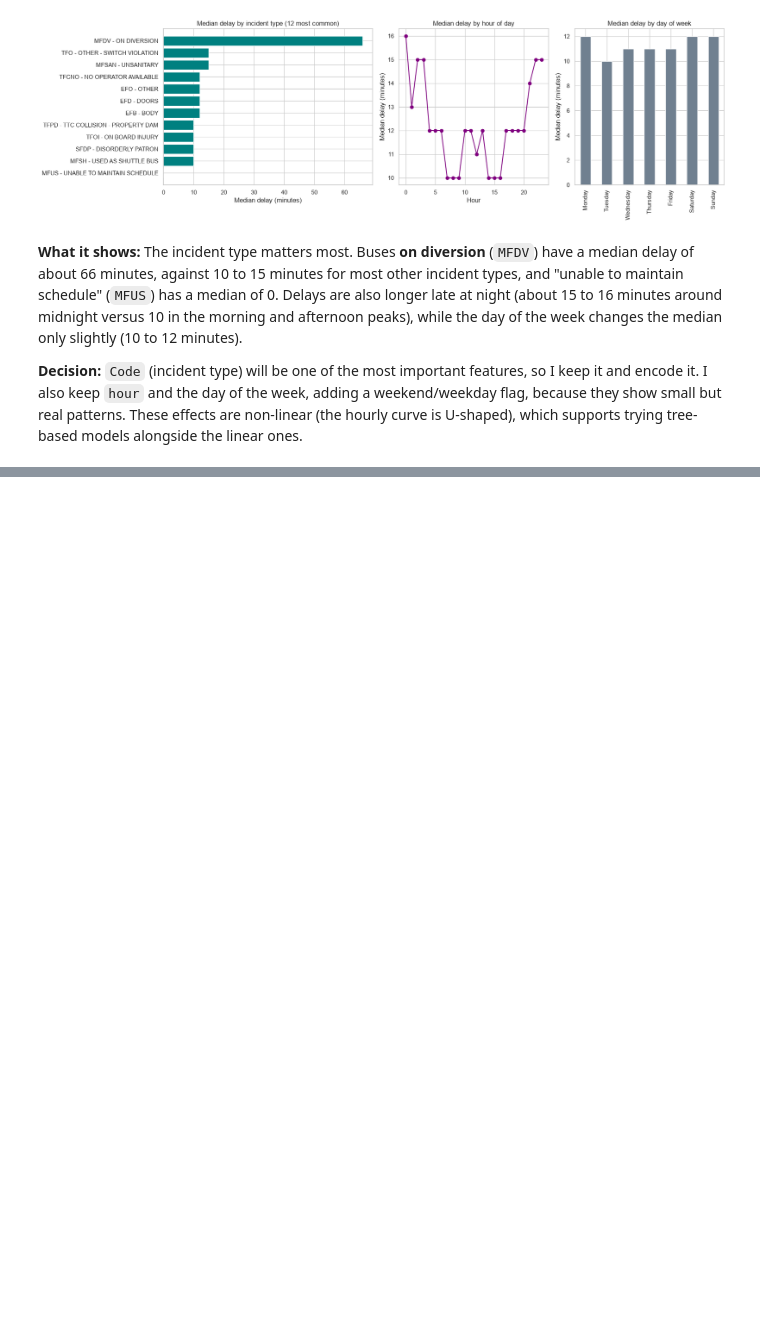
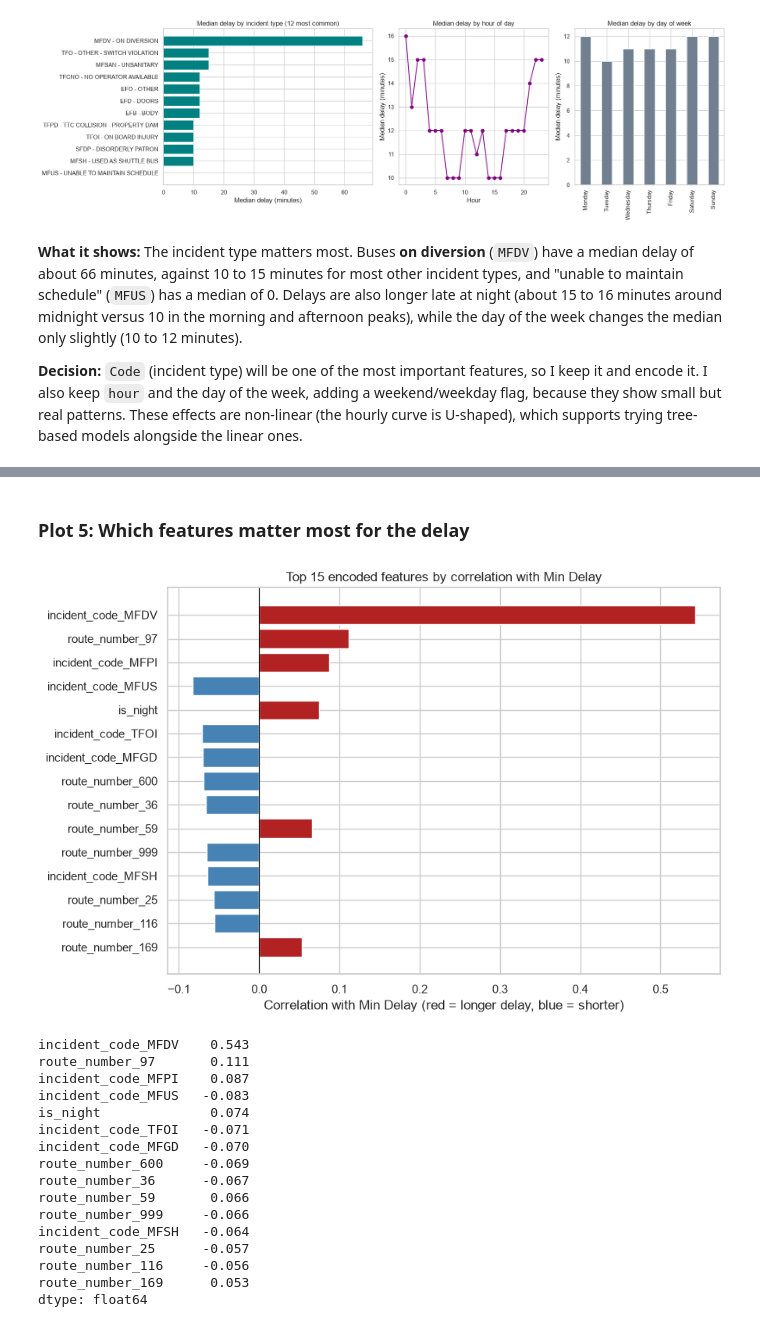
Before and after one commit to Byiringiro-saaad/linear_regression_model, a Jupyter notebook: summative/linear_regression/multivariate.ipynb, the cells around one changed output, grey strips where cells are left out. Drawn from its saved outputs; the diff is of its cells as text; code cells hidden in the pictures; blank space fills up the shorter version.

Commit message:
data cleaning and feature engineering

```diff
--- a/summative/linear_regression/multivariate.ipynb
+++ b/summative/linear_regression/multivariate.ipynb
@@ -243,0 +299,22 @@ plt.show()
+# %%
+clean["Date"] = pd.to_datetime(clean["Date"])
+clean["hour"] = pd.to_datetime(clean["Time"], format="%H:%M").dt.hour
+clean["day_of_week"] = clean["Date"].dt.day_of_week
+clean["month"] = clean["Date"].dt.month
+clean["is_weekend"] = (clean["day_of_week"] >= 5).astype(int)
+clean["is_night"] = ((clean["hour"] >= 21) | (clean["hour"] < 5)).astype(int)
+
+code_counts = clean["Code"].value_counts()
+KNOWN_CODES = sorted(code_counts[code_counts >= 100].index)
+clean["incident_code"] = clean["Code"].where(clean["Code"].isin(KNOWN_CODES), "OTHER")
+clean["direction"] = clean["Bound"]
+
+CATEGORICAL = ["route_number", "direction", "incident_code"]
+NUMERIC = ["hour", "day_of_week", "month", "is_weekend", "is_night"]
+FEATURES = CATEGORICAL + NUMERIC
+TARGET = "Min Delay"
+
+data = clean[FEATURES + [TARGET]].reset_index(drop=True)
+print("Final shape:", data.shape)
+print(f"Incident codes kept: {len(KNOWN_CODES)} (+ OTHER), covering {(clean['incident_code'] != 'OTHER').mean():.1%} of rows")
+data.head()
@@ -243,0 +351,5 @@ plt.show()
+# %%
+encoded = pd.get_dummies(data[FEATURES], columns=CATEGORICAL, dtype=int)
+print("Before encoding:", data[FEATURES].shape, "->  after one-hot encoding:", encoded.shape)
+print("All columns numeric:", encoded.dtypes.apply(lambda t: np.issubdtype(t, np.number)).all())
+encoded.iloc[:5, :12]
@@ -243,0 +365,34 @@ plt.show()
+# %% [markdown]
+### Plot 5: Which features matter most for the delay
+# %%
+feature_corr = encoded.corrwith(data[TARGET]).dropna()
+top = feature_corr.reindex(feature_corr.abs().sort_values(ascending=False).index).head(15)
+
+plt.figure(figsize=(9, 6))
+colors = ["firebrick" if v > 0 else "steelblue" for v in top.values]
+plt.barh(top.index[::-1], top.values[::-1], color=colors[::-1])
+plt.axvline(0, color="black", lw=0.8)
+plt.title("Top 15 encoded features by correlation with Min Delay")
+plt.xlabel("Correlation with Min Delay (red = longer delay, blue = shorter)")
+plt.tight_layout()
+plt.show()
+
+top.round(3)
+# %% [output]
+[figure, added]
+incident_code_MFDV    0.543
+route_number_97       0.111
+incident_code_MFPI    0.087
+incident_code_MFUS   -0.083
+is_night              0.074
+incident_code_TFOI   -0.071
+incident_code_MFGD   -0.070
+route_number_600     -0.069
+route_number_36      -0.067
+route_number_59       0.066
+route_number_999     -0.066
+incident_code_MFSH   -0.064
+route_number_25      -0.057
+route_number_116     -0.056
+route_number_169      0.053
+dtype: float64
```
Also changed, not shown: parts of 9 cells of this notebook.
